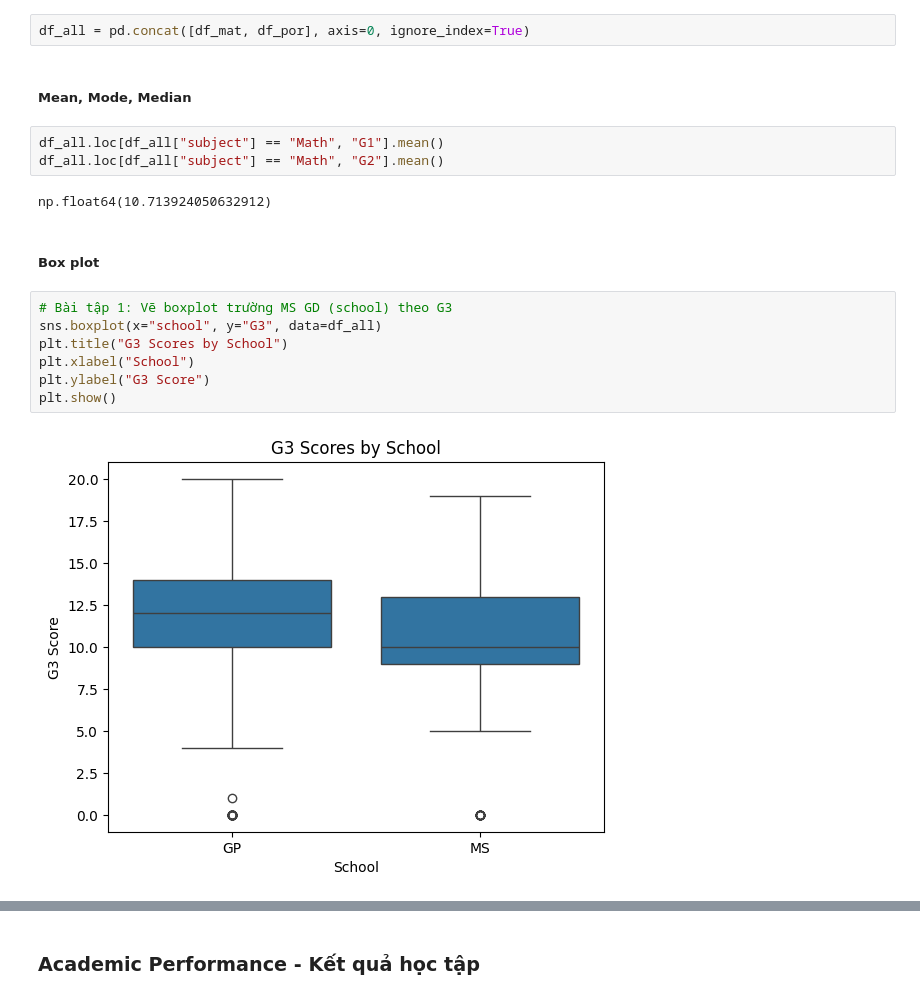
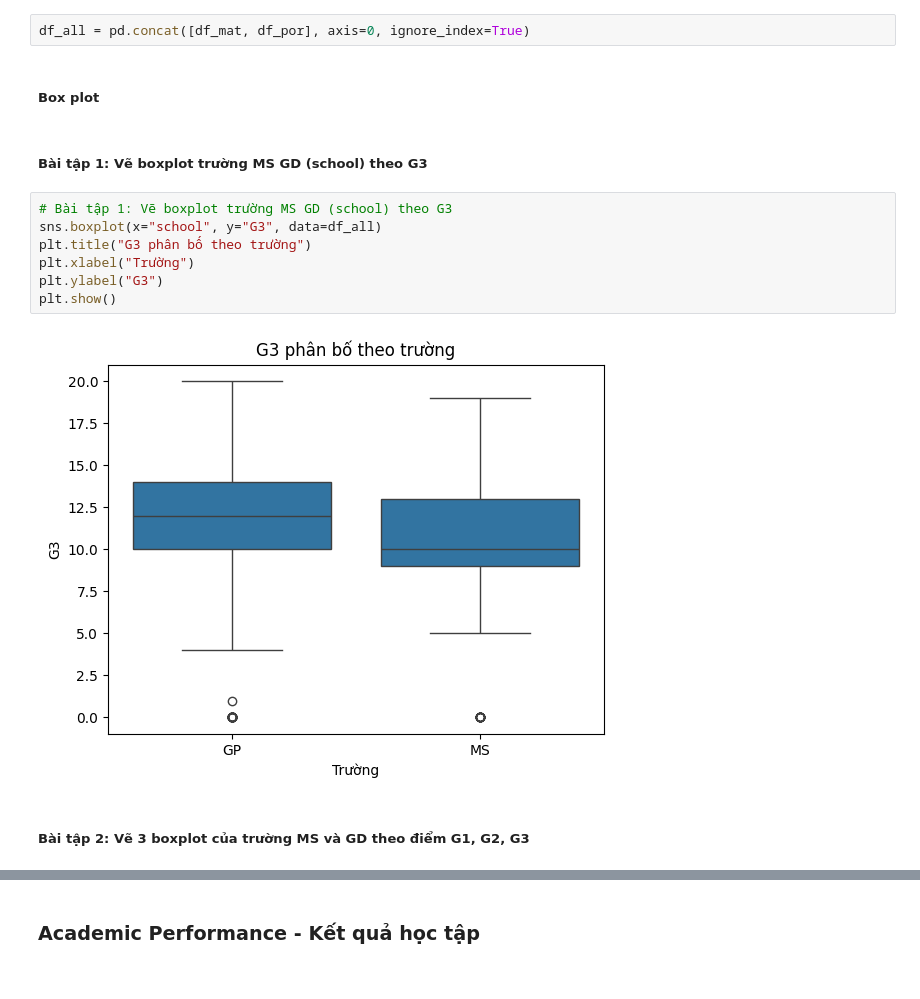
Before and after one commit to xuancuong1019/DS111_data_analysis, a Jupyter notebook: dashboard_generating.ipynb, the cells around one changed output, grey strips where cells are left out. Saved outputs shown, nothing was run; the diff lists cells and outputs as text.

```diff
--- a/dashboard_generating.ipynb
+++ b/dashboard_generating.ipynb
@@ -14,22 +13,19 @@ df_por = pd.read_csv("data/student-por.csv", sep=";")
 ##### Concatinating 2 dataframes
 # %%
 df_all = pd.concat([df_mat, df_por], axis=0, ignore_index=True)
-# %% [markdown]
-##### Mean, Mode, Median
-# %%
-df_all.loc[df_all["subject"] == "Math", "G1"].mean()
-df_all.loc[df_all["subject"] == "Math", "G2"].mean()
-# %% [output]
-np.float64(10.713924050632912)
 # %% [markdown]
 ##### Box plot
+# %% [markdown]
+##### Bài tập 1: Vẽ boxplot trường MS GD (school) theo G3
 # %%
 # Bài tập 1: Vẽ boxplot trường MS GD (school) theo G3
 sns.boxplot(x="school", y="G3", data=df_all)
-plt.title("G3 Scores by School")
-plt.xlabel("School")
-plt.ylabel("G3 Score")
+plt.title("G3 phân bố theo trường")
+plt.xlabel("Trường")
+plt.ylabel("G3")
 plt.show()
 # %% [output]
-[figure, old version]
+[figure, new version]
+# %% [markdown]
+##### Bài tập 2: Vẽ 3 boxplot của trường MS và GD theo điểm G1, G2, G3
 # %%
```
Also changed, not shown: parts of 21 cells of this notebook.
